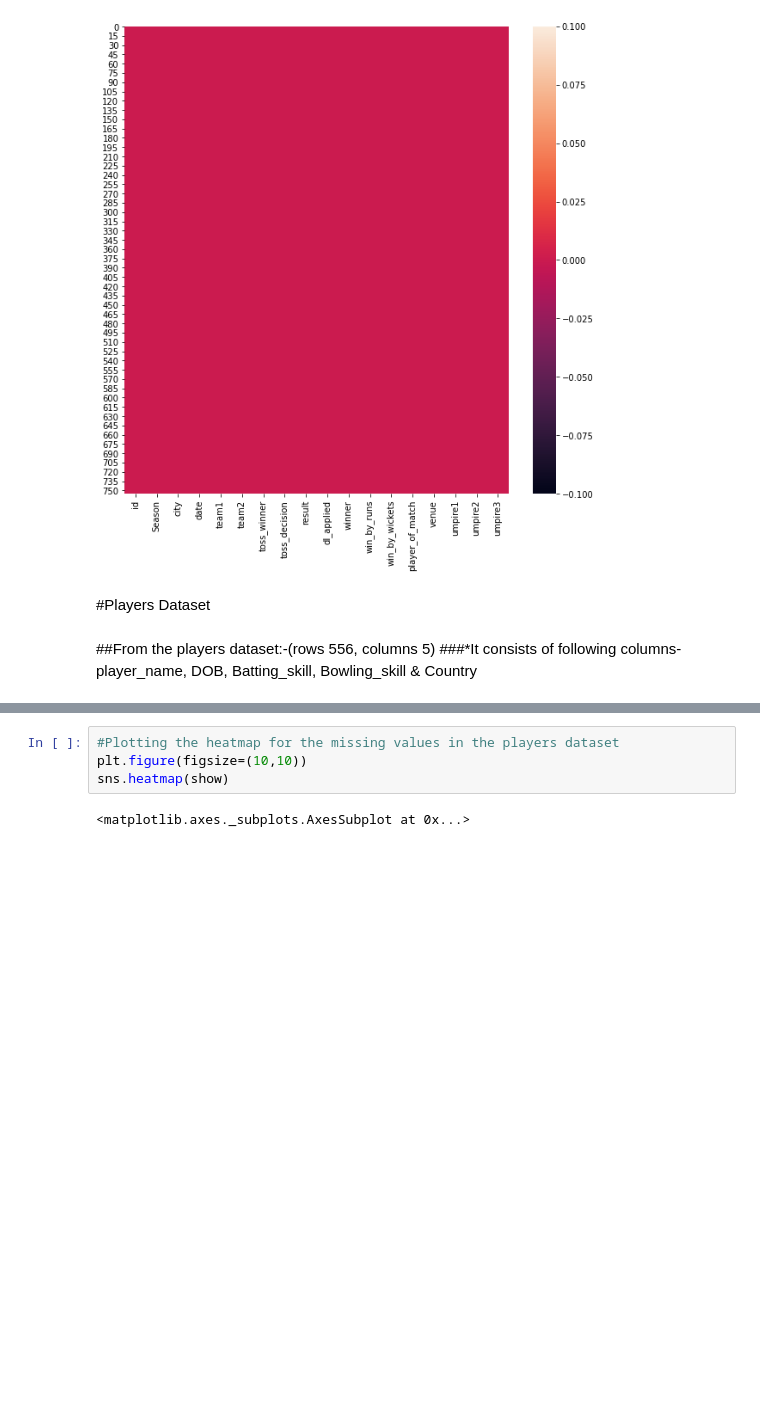
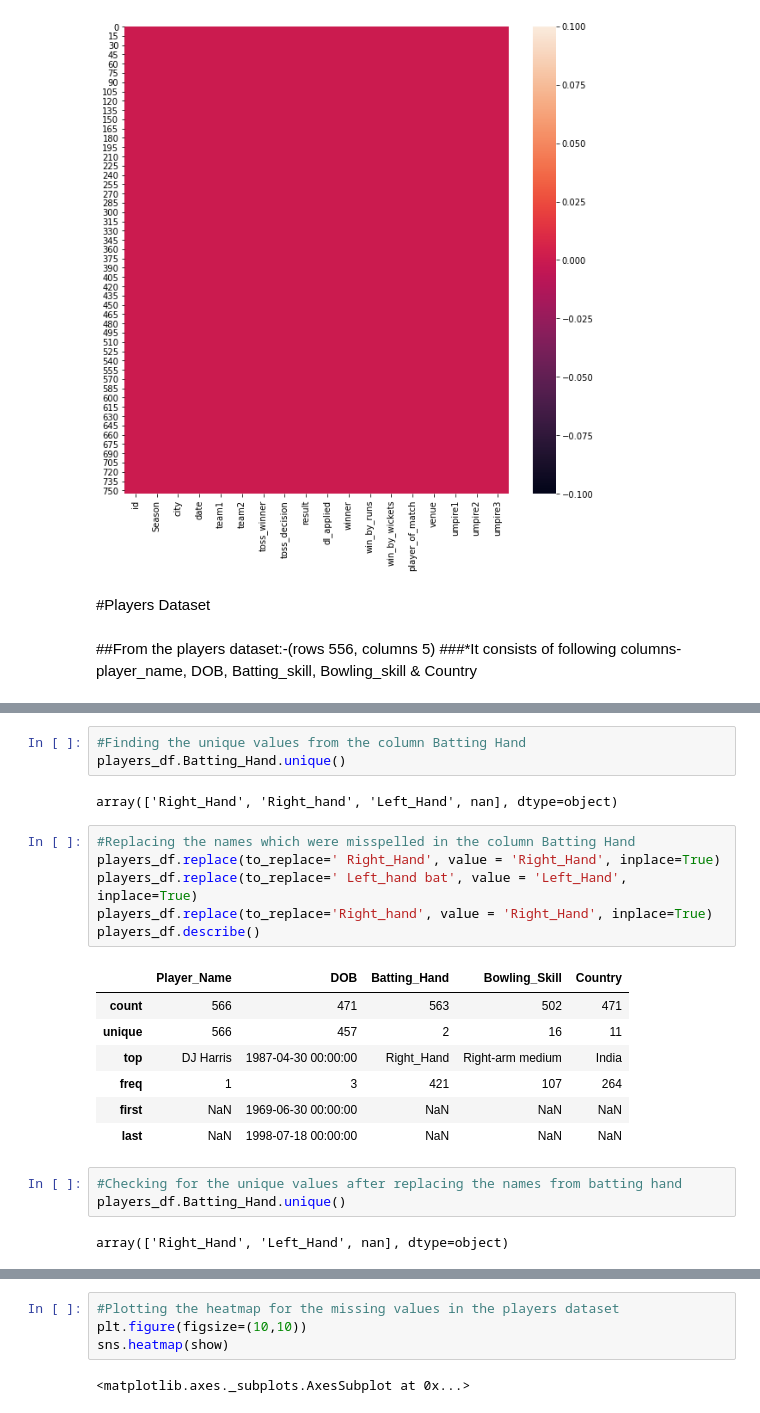
Before and after one commit to Pradip240/IPL-T20-Cricket-Analysis, a Jupyter notebook: Ameen_IPL_T20_Cricket_Analysis_Capstone_Project.ipynb, the cells around one changed output, grey strips where cells are left out. Drawn from its saved outputs; the diff is of its cells as text; blank space fills up the shorter version.

```diff
--- a/Ameen_IPL_T20_Cricket_Analysis_Capstone_Project.ipynb
+++ b/Ameen_IPL_T20_Cricket_Analysis_Capstone_Project.ipynb
@@ -222,5 +222,29 @@ Data columns (total 5 columns):
  4   Country        471 non-null    object
 dtypes: datetime64[ns](1), object(4)
 memory usage: 22.2+ KB
+# %%
+#Finding the unique values from the column Batting Hand
+players_df.Batting_Hand.unique()
+# %% [output]
+array(['Right_Hand', 'Right_hand', 'Left_Hand', nan], dtype=object)
+# %%
+#Replacing the names which were misspelled in the column Batting Hand
+players_df.replace(to_replace=' Right_Hand', value = 'Right_Hand', inplace=True)
+players_df.replace(to_replace=' Left_hand bat', value = 'Left_Hand', inplace=True)
+players_df.replace(to_replace='Right_hand', value = 'Right_Hand', inplace=True)
+players_df.describe()
+# %% [output]
+|  | Player_Name | DOB | Batting_Hand | Bowling_Skill | Country |
+| count | 566 | 471 | 563 | 502 | 471 |
+| unique | 566 | 457 | 2 | 16 | 11 |
+| top | DJ Harris | 1987-04-30 00:00:00 | Right_Hand | Right-arm medium | India |
+| freq | 1 | 3 | 421 | 107 | 264 |
+| first | NaN | 1969-06-30 00:00:00 | NaN | NaN | NaN |
+| last | NaN | 1998-07-18 00:00:00 | NaN | NaN | NaN |
+# %%
+#Checking for the unique values after replacing the names from batting hand
+players_df.Batting_Hand.unique()
+# %% [output]
+array(['Right_Hand', 'Left_Hand', nan], dtype=object)
 # %%
 #Suming up all the missing values
```
Also changed, not shown: parts of 39 cells of this notebook.
